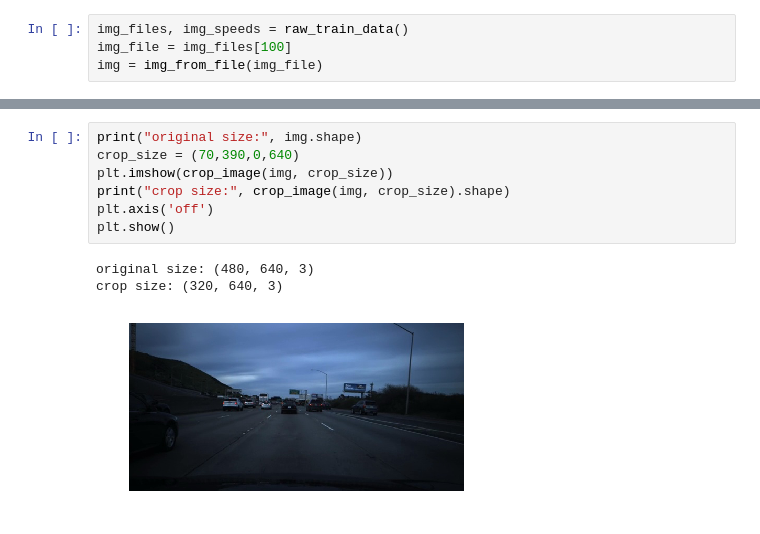
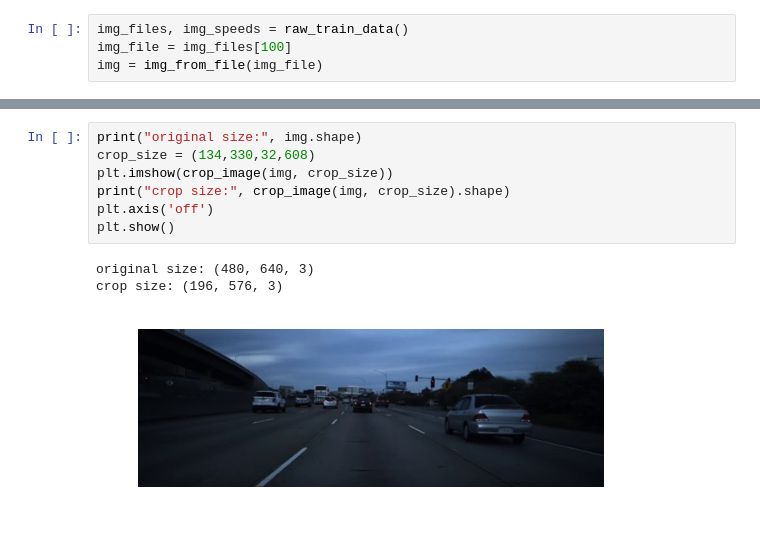
Before and after one commit to afcarl/speed-predictor, a Jupyter notebook: image_processing.ipynb, the cells around one changed output, grey strips where cells are left out. Saved outputs shown, nothing was run; the diff lists cells and outputs as text.

Commit message:
bug in image loading

```diff
--- a/image_processing.ipynb
+++ b/image_processing.ipynb
@@ -34,14 +34,14 @@ plt.show()
 # %%
 print("original size:", img.shape)
-crop_size = (70,390,0,640)
+crop_size = (134,330,32,608)
 plt.imshow(crop_image(img, crop_size))
 print("crop size:", crop_image(img, crop_size).shape)
 plt.axis('off')
 plt.show()
 # %% [output]
 original size: (480, 640, 3)
-crop size: (320, 640, 3)
+crop size: (196, 576, 3)
-[figure, old version]
+[figure, new version]
 # %%
 brightness_min = 0.7
 brightness_max = 1.25
```
Also changed, not shown: parts of 16 cells of this notebook, 2 other files.
